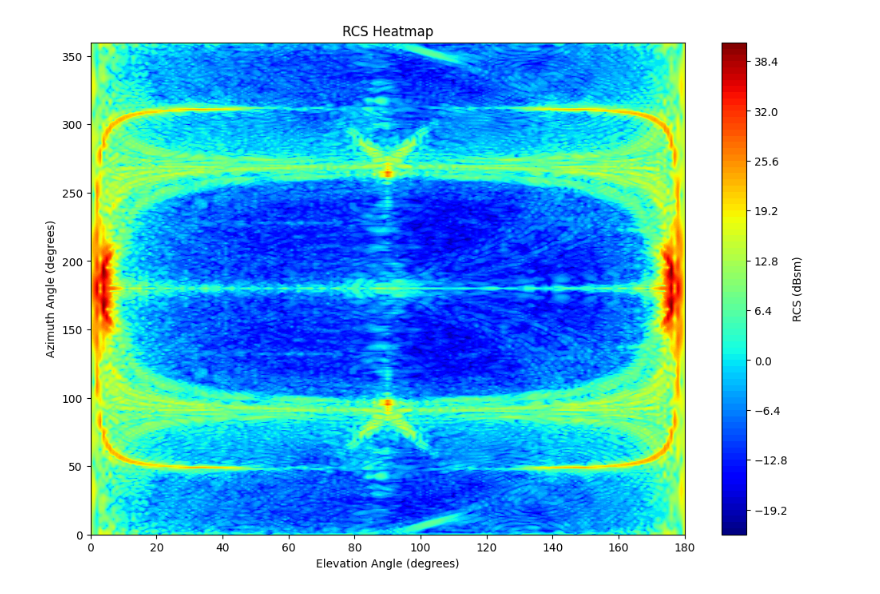
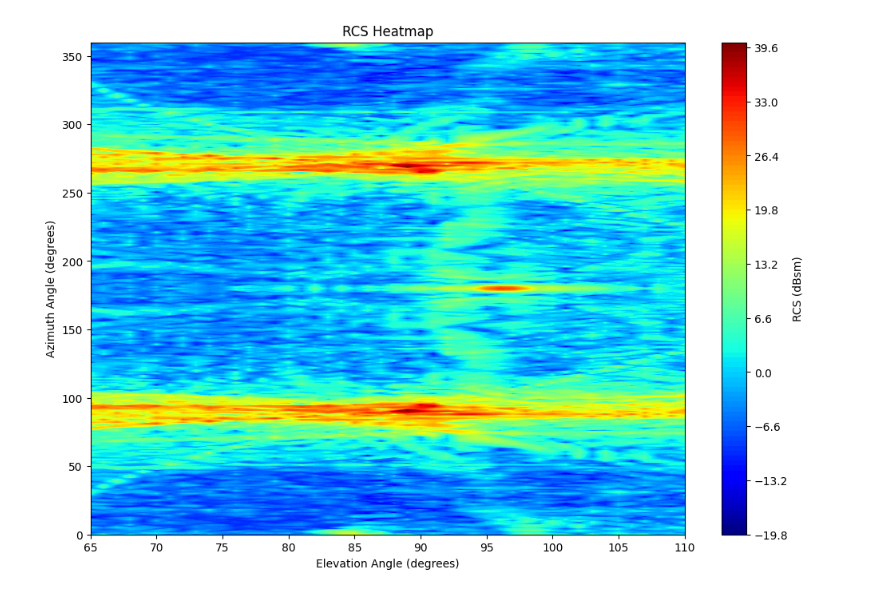
Before and after one commit to BrilliantCarrot/lwj_ws, a Jupyter notebook: radar/DatFileEdit.ipynb, the cells around one changed output. Drawn from its saved outputs; the diff is of its cells as text; code cells hidden in the pictures.

Commit message:
data modification v2

```diff
--- a/radar/DatFileEdit.ipynb
+++ b/radar/DatFileEdit.ipynb
@@ -163,24 +195,25 @@ output_file_path
 # %%
 # 합쳐진 결과물 csv 파일을 시각화
 
 # Load the CSV file
-file_path = 'C:/Users/leeyj/lab_ws/data/radar/Shahed136_PO_3D_PEC_1.csv'
+# file_path = 'C:/Users/leeyj/lab_ws/data/radar/F4/F4_PO_3D_PEC_1.csv'
+file_path = 'C:/Users/leeyj/lab_ws/data/radar/F4/Test.csv'
 df = pd.read_csv(file_path)
 
 # Reshape the data into a 2D grid for plotting
 elevation_angles = df['Elevation Angle (degrees)'].unique()
-azimuth_angles = df['Angle (degrees)'].unique()
+azimuth_angles = df['Azimuth Angle (degrees)'].unique()
 
 # Create a pivot table to reshape the data for the heatmap
-pivot_table = df.pivot(index='Angle (degrees)', columns='Elevation Angle (degrees)', values='RCS (dBsm)')
+pivot_table = df.pivot(index='Azimuth Angle (degrees)', columns='Elevation Angle (degrees)', values='RCS (dBsm)')
 
 # Create the plot
 plt.figure(figsize=(12, 8))
 plt.contourf(pivot_table.columns, pivot_table.index, pivot_table.values, levels=100, cmap='jet')
 plt.colorbar(label='RCS (dBsm)')
 plt.xlabel('Elevation Angle (degrees)')
 plt.ylabel('Azimuth Angle (degrees)')
 plt.title('RCS Heatmap')
 plt.show()
 # %% [output]
-[figure, old version]
+[figure, new version]
```
Also changed, not shown: parts of 7 cells of this notebook, 1 other file.
